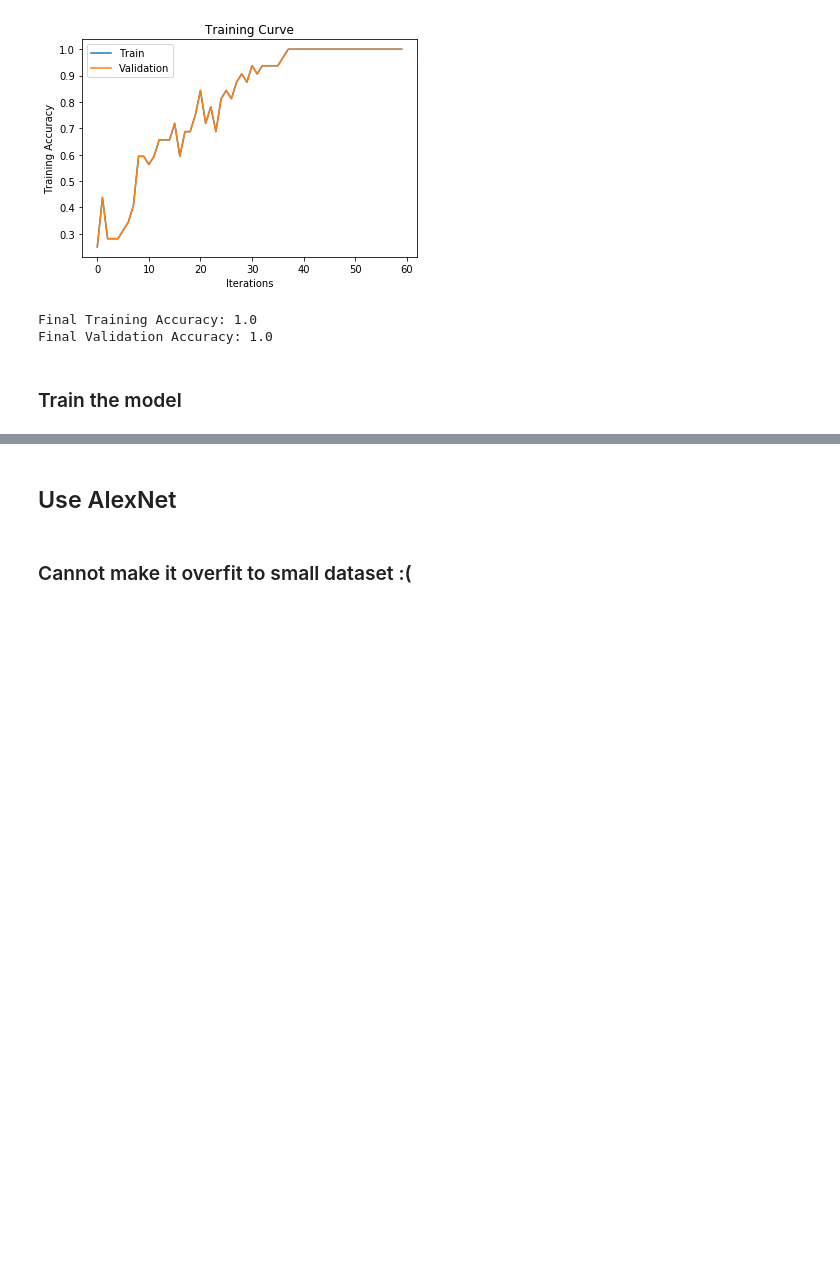
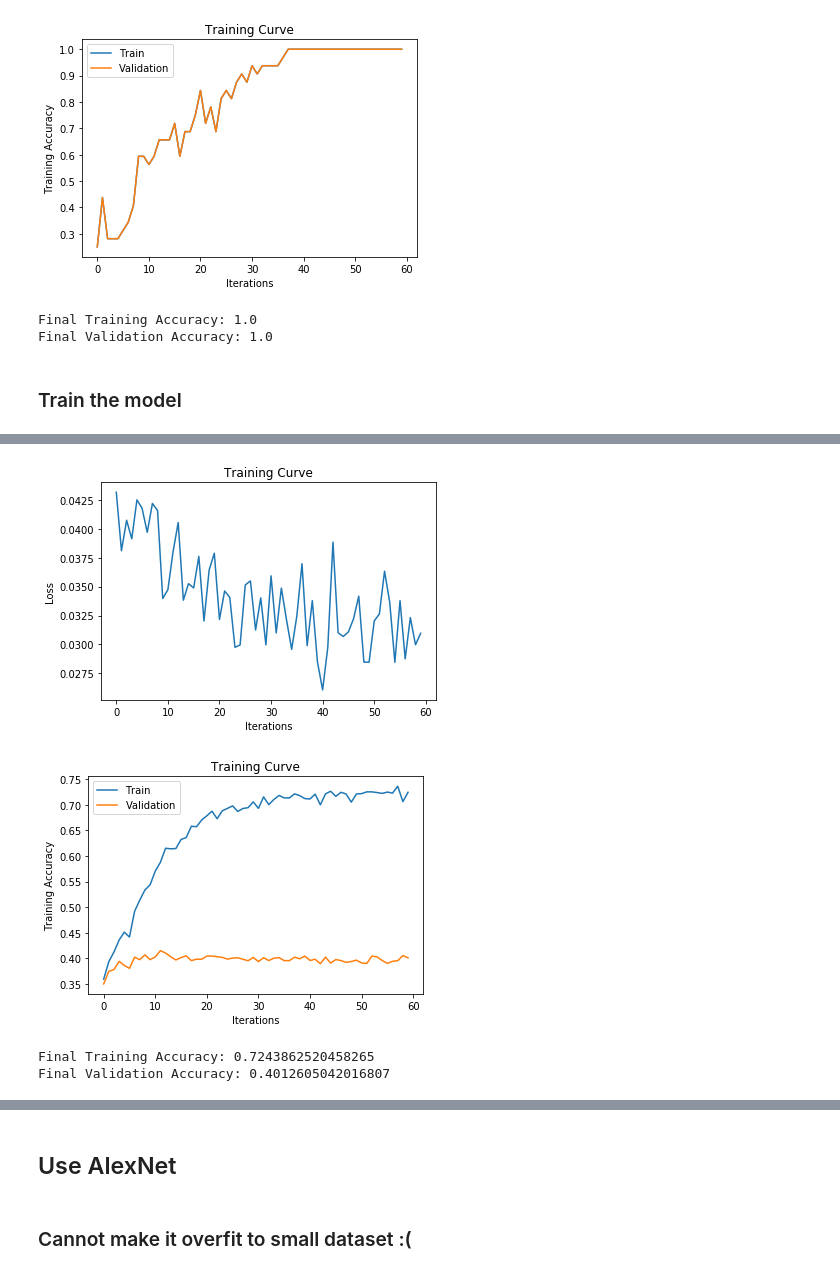
Before and after one commit to karen-poon/aps360-project, a Jupyter notebook: AgeClassificationCNN.ipynb, the cells around one changed output, grey strips where cells are left out. Cells and saved outputs as stored; diff of their text form; code cells hidden in the pictures; blank space fills up the shorter version.

Commit message:
updated model training with different param tunings

```diff
--- a/AgeClassificationCNN.ipynb
+++ b/AgeClassificationCNN.ipynb
@@ -197,3 +196,9 @@ Final Training Accuracy: 1.0
 Final Validation Accuracy: 1.0
 # %% [markdown]
 ### Train the model
+# %%
+model = AgeNet()
+if use_cuda:
+    model = model.cuda()
+train(model, train_data, batch_size=32, lr=0.001, num_epochs=60)
+# %% [output]
@@ -199,0 +222,4 @@ Final Validation Accuracy: 1.0
+[figure, added]
+[figure, added]
+Final Training Accuracy: 0.7243862520458265
+Final Validation Accuracy: 0.4012605042016807
```
Also changed, not shown: parts of 11 cells of this notebook.
